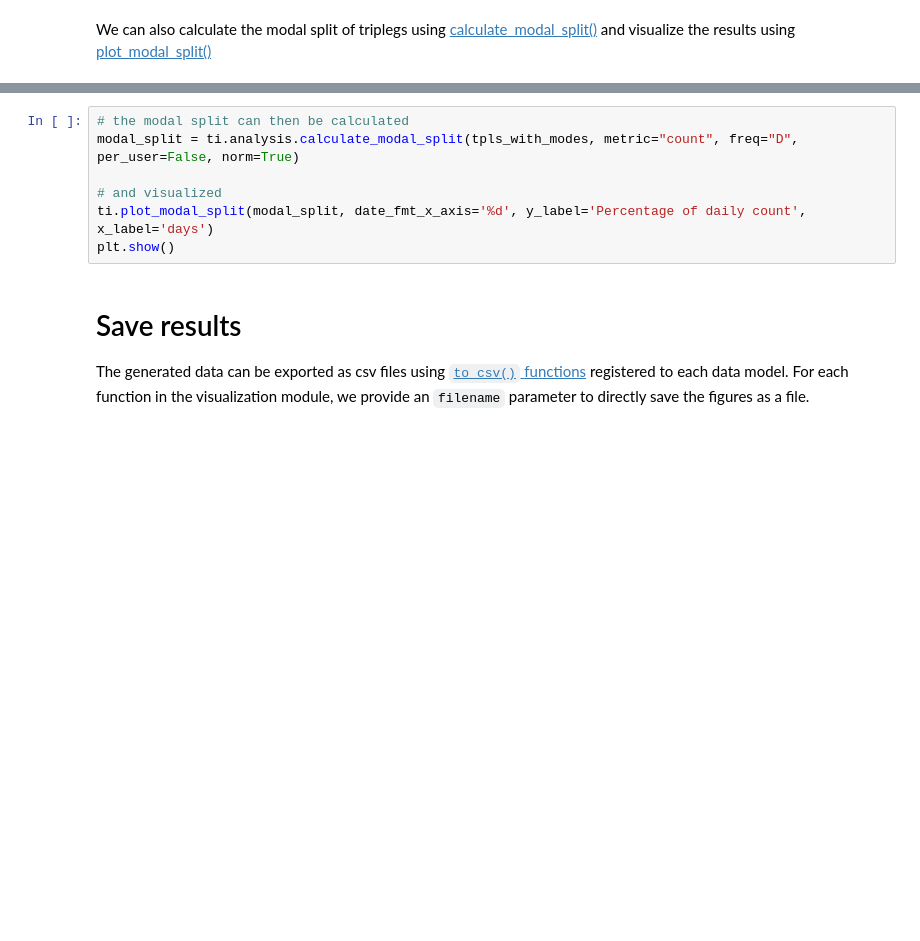
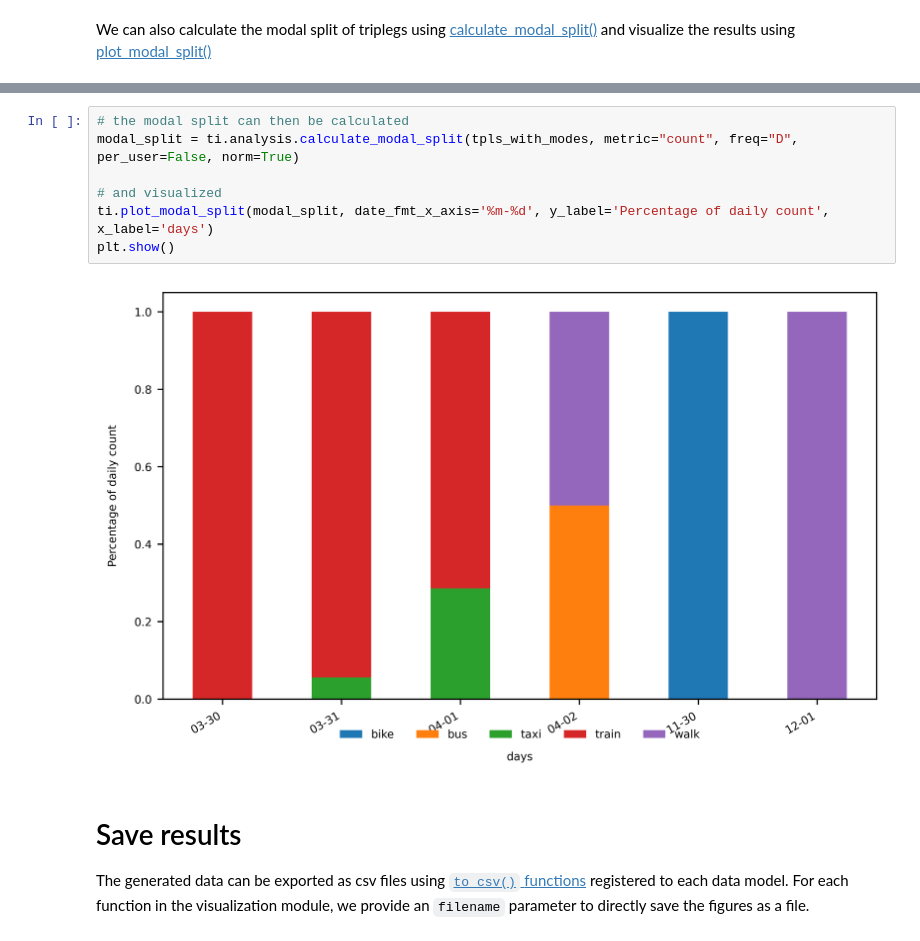
Before and after one commit to mie-lab/trackintel, a Jupyter notebook: examples/trackintel_basic_tutorial.ipynb, the cells around one changed output, grey strips where cells are left out. Drawn from its saved outputs; the diff is of its cells as text; blank space fills up the shorter version.

```diff
--- a/examples/trackintel_basic_tutorial.ipynb
+++ b/examples/trackintel_basic_tutorial.ipynb
@@ -130,10 +219,12 @@ tpls_with_modes.head(5)
 # %%
 # the modal split can then be calculated
 modal_split = ti.analysis.calculate_modal_split(tpls_with_modes, metric="count", freq="D", per_user=False, norm=True)
 
 # and visualized
-ti.plot_modal_split(modal_split, date_fmt_x_axis='%d', y_label='Percentage of daily count', x_label='days')
+ti.plot_modal_split(modal_split, date_fmt_x_axis='%m-%d', y_label='Percentage of daily count', x_label='days')
 plt.show()
+# %% [output]
+[figure, added]
 # %% [markdown]
 # Save results
 The generated data can be exported as csv files using [`to_csv()` functions](https://trackintel.readthedocs.io/en/latest/modules/io.html#csv-file-export) registered to each data model. For each function in the visualization module, we provide an `filename` parameter to directly save the figures as a file.
```
Also changed, not shown: parts of 14 cells of this notebook.
